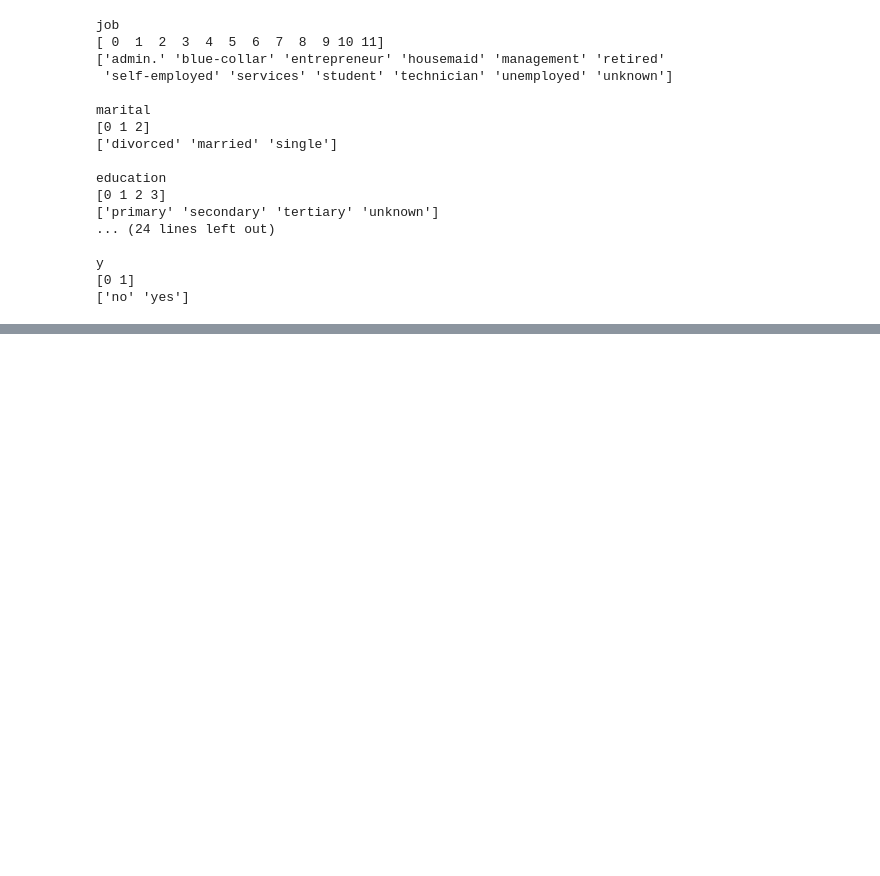
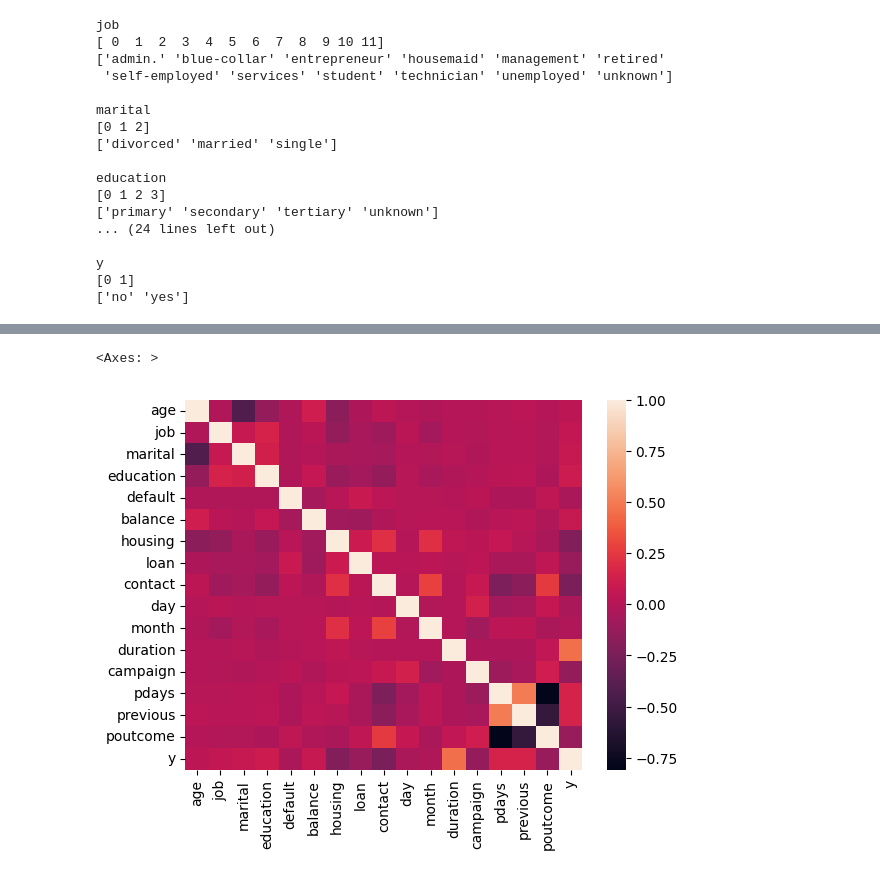
Before and after one commit to Teams21/SUM, a Jupyter notebook: train/train.ipynb, the cells around one changed output, grey strips where cells are left out. Cells and saved outputs as stored; diff of their text form; code cells hidden in the pictures; blank space fills up the shorter version.

```diff
--- a/train/train.ipynb
+++ b/train/train.ipynb
@@ -104,0 +126,6 @@ train.head()
+# %%
+import seaborn as sns
+sns.heatmap(train.corr())
+# %% [output]
+<Axes: >
+[figure, added]
```
Also changed, not shown: parts of 16 cells of this notebook, 4 other files.
